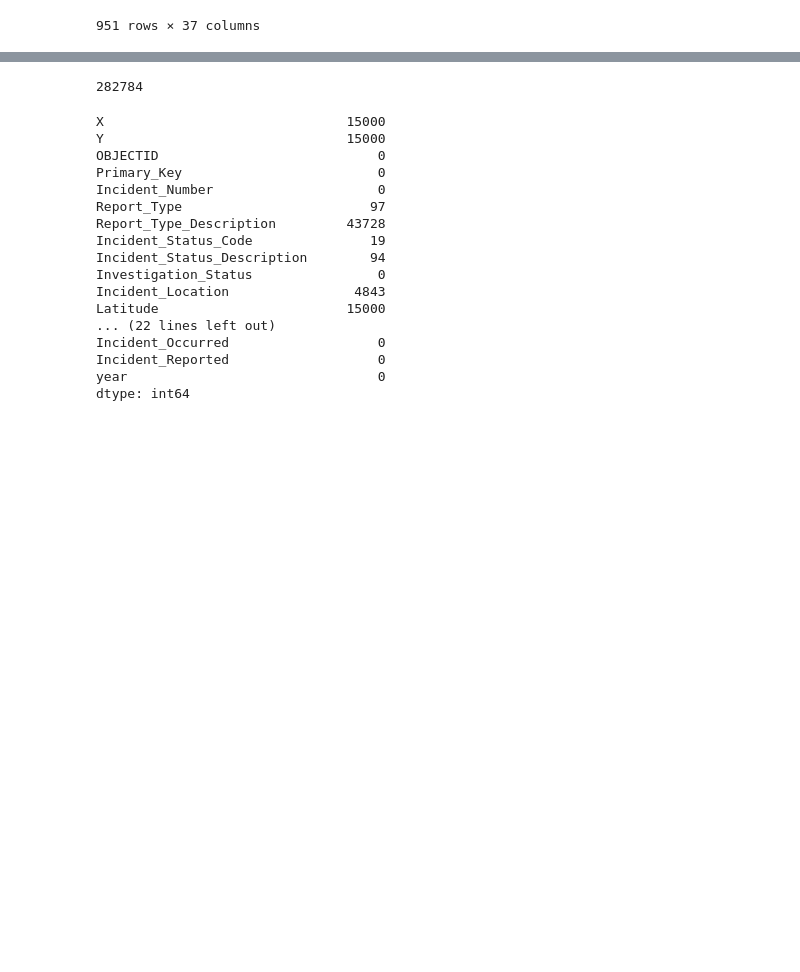
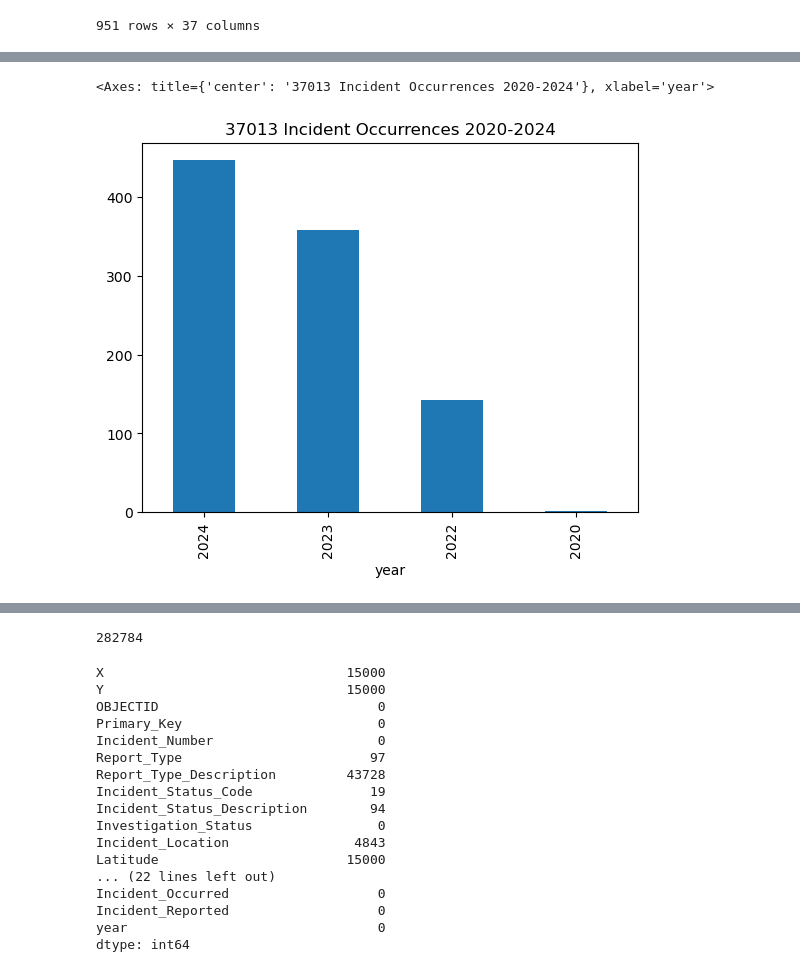
Before and after one commit to ericahen/capstone-da12, a Jupyter notebook: notebooks/police_data_eda.ipynb, the cells around one changed output, grey strips where cells are left out. Cells and saved outputs as stored; diff of their text form; code cells hidden in the pictures; blank space fills up the shorter version.

```diff
--- a/notebooks/police_data_eda.ipynb
+++ b/notebooks/police_data_eda.ipynb
@@ -426,3 +444,6 @@ police_data[police_data['ZIP_Code'] == '37013']
 | 835966 | -9.643941e+06 | 4.306264e+06 | 835967 | 20240259081_11 | 20240259081 | D | DISPATCHED | ... |
 | 835998 | -9.652847e+06 | 4.305989e+06 | 835999 | 20230690805_11 | 20230690805 | D | DISPATCHED | ... |
 951 rows × 37 columns
+# %%
+incidents_013 = police_data[police_data['ZIP_Code'] == '37013']
+incidents_013
@@ -428,0 +464,3 @@ police_data[police_data['ZIP_Code'] == '37013']
+# %%
+count37013 = incidents_013['year'].value_counts()
+count37013
@@ -428,0 +482,5 @@ police_data[police_data['ZIP_Code'] == '37013']
+# %%
+count37013.plot.bar( x='year', y='count', title='37013 Incident Occurrences 2020-2024')
+# %% [output]
+<Axes: title={'center': '37013 Incident Occurrences 2020-2024'}, xlabel='year'>
+[figure, added]
```
Also changed, not shown: parts of 15 cells of this notebook, 2 other files.
